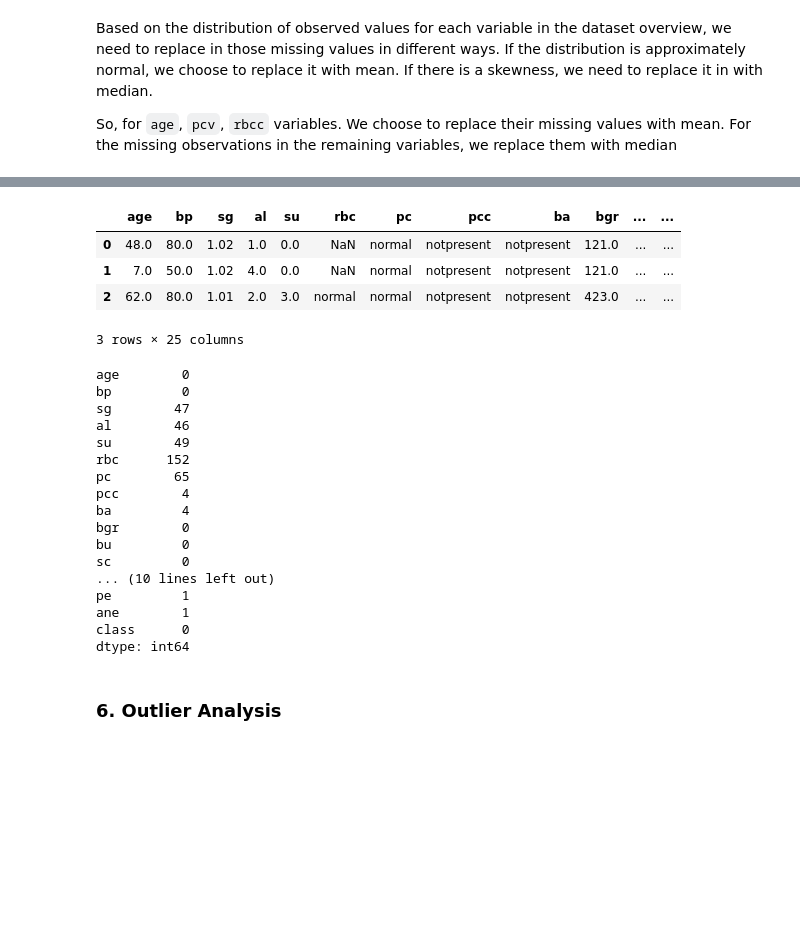
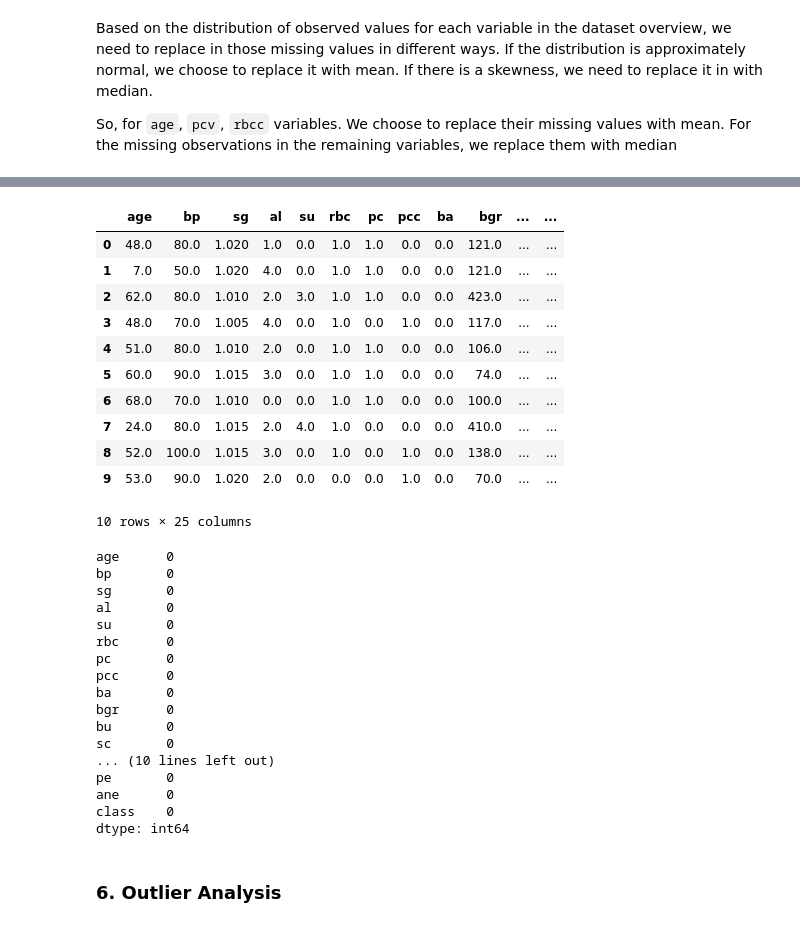
Before and after one commit to Barkesty/Project-Chronic-Kidney-Disease-Classification-Challenge, a Jupyter notebook: project.ipynb, the cells around one changed output, grey strips where cells are left out. Drawn from its saved outputs; the diff is of its cells as text; code cells hidden in the pictures; blank space fills up the shorter version.

```diff
--- a/project.ipynb
+++ b/project.ipynb
@@ -121,6 +121,6 @@ df.head(3)
 | 2 | 62.0 | 80.0 | 1.01 | 2.0 | 3.0 | 1.0 | 1.0 | 0.0 | 0.0 | 423.0 | ... | ... |
 3 rows × 25 columns
 # %%
-for col in columns_to_convert:
+for col in columns_cat:
     print(df[col].value_counts(normalize=True))
 # %% [output]
@@ -270,3 +286,8 @@ print(df_dropna.shape)
 Based on the distribution of observed values for each variable in the dataset overview, we need to replace in those missing values in different ways. If the distribution is approximately normal, we choose to replace it with mean. If there is a skewness, we need to replace it in with median.
 
 So, for `age`, `pcv`, `rbcc` variables. We choose to replace their missing values with mean. For the missing observations in the remaining variables, we replace them with median
+# %%
+columns_cat = ['sg', 'al', 'su']
+
+for col in columns_cat:
+    df[col] = pd.to_numeric(df[col])
@@ -273,11 +312,18 @@ So, for `age`, `pcv`, `rbcc` variables. We choose to replace their missing value
 # %%
 #| warning: false
-
 mean_col = ['age','pcv','rbcc']
 median_col = ['bp','bgr','bu','sod','wbcc','sc','pot','hemo']
+columns_bin = ['rbc','pc','pcc','ba','htn','dm','cad','appet','pe','ane','class']
+columns_cat = ['sg', 'al', 'su']
 
 for column in mean_col:
     df[column].fillna(df[column].mean(), inplace=True)
 
 for column in median_col:
     df[column].fillna(df[column].median(), inplace=True)
+
+for column in columns_bin:
+    df[column].fillna(df[column].median(), inplace=True)
+
+for column in columns_cat:
+    df[column].fillna(df[column].median(), inplace=True)
@@ -284,30 +348,41 @@ for column in median_col:
+# %%
+columns_cat = ['sg', 'al', 'su']
+for col in columns_cat:
+    df[col] = pd.Categorical(df[col])
 # %%
-df.head(3)
+df.head(10)
 # %% [output]
 |  | age | bp | sg | al | su | rbc | pc | pcc | ba | bgr | ... | ... |
-| 0 | 48.0 | 80.0 | 1.02 | 1.0 | 0.0 | NaN | normal | notpresent | notpresent | 121.0 | ... | ... |
-| 1 | 7.0 | 50.0 | 1.02 | 4.0 | 0.0 | NaN | normal | notpresent | notpresent | 121.0 | ... | ... |
-| 2 | 62.0 | 80.0 | 1.01 | 2.0 | 3.0 | normal | normal | notpresent | notpresent | 423.0 | ... | ... |
+| 0 | 48.0 | 80.0 | 1.020 | 1.0 | 0.0 | 1.0 | 1.0 | 0.0 | 0.0 | 121.0 | ... | ... |
+| 1 | 7.0 | 50.0 | 1.020 | 4.0 | 0.0 | 1.0 | 1.0 | 0.0 | 0.0 | 121.0 | ... | ... |
+| 2 | 62.0 | 80.0 | 1.010 | 2.0 | 3.0 | 1.0 | 1.0 | 0.0 | 0.0 | 423.0 | ... | ... |
+| 3 | 48.0 | 70.0 | 1.005 | 4.0 | 0.0 | 1.0 | 0.0 | 1.0 | 0.0 | 117.0 | ... | ... |
+| 4 | 51.0 | 80.0 | 1.010 | 2.0 | 0.0 | 1.0 | 1.0 | 0.0 | 0.0 | 106.0 | ... | ... |
+| 5 | 60.0 | 90.0 | 1.015 | 3.0 | 0.0 | 1.0 | 1.0 | 0.0 | 0.0 | 74.0 | ... | ... |
+| 6 | 68.0 | 70.0 | 1.010 | 0.0 | 0.0 | 1.0 | 1.0 | 0.0 | 0.0 | 100.0 | ... | ... |
+| 7 | 24.0 | 80.0 | 1.015 | 2.0 | 4.0 | 1.0 | 0.0 | 0.0 | 0.0 | 410.0 | ... | ... |
+| 8 | 52.0 | 100.0 | 1.015 | 3.0 | 0.0 | 1.0 | 0.0 | 1.0 | 0.0 | 138.0 | ... | ... |
+| 9 | 53.0 | 90.0 | 1.020 | 2.0 | 0.0 | 0.0 | 0.0 | 1.0 | 0.0 | 70.0 | ... | ... |
-3 rows × 25 columns
+10 rows × 25 columns
 # %%
 df.isna().sum()
 # %% [output]
-age        0
-bp         0
-sg        47
-al        46
-su        49
-rbc      152
-pc        65
-pcc        4
-ba         4
-bgr        0
-bu         0
-sc         0
+age      0
+bp       0
+sg       0
+al       0
+su       0
+rbc      0
+pc       0
+pcc      0
+ba       0
+bgr      0
+bu       0
+sc       0
 ... (10 lines left out)
-pe         1
-ane        1
-class      0
+pe       0
+ane      0
+class    0
 dtype: int64
 # %% [markdown]
 ### **6. Outlier Analysis**
```
Also changed, not shown: parts of 3 cells of this notebook.
